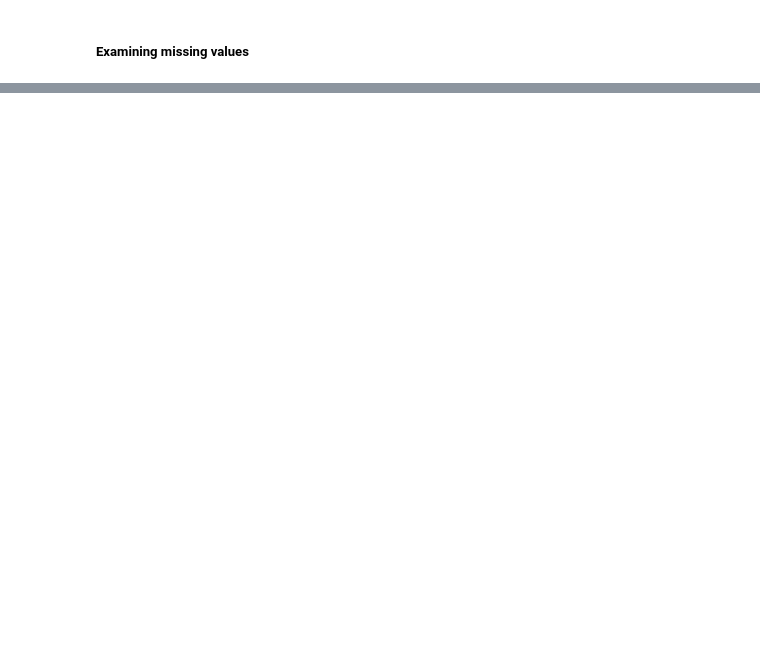
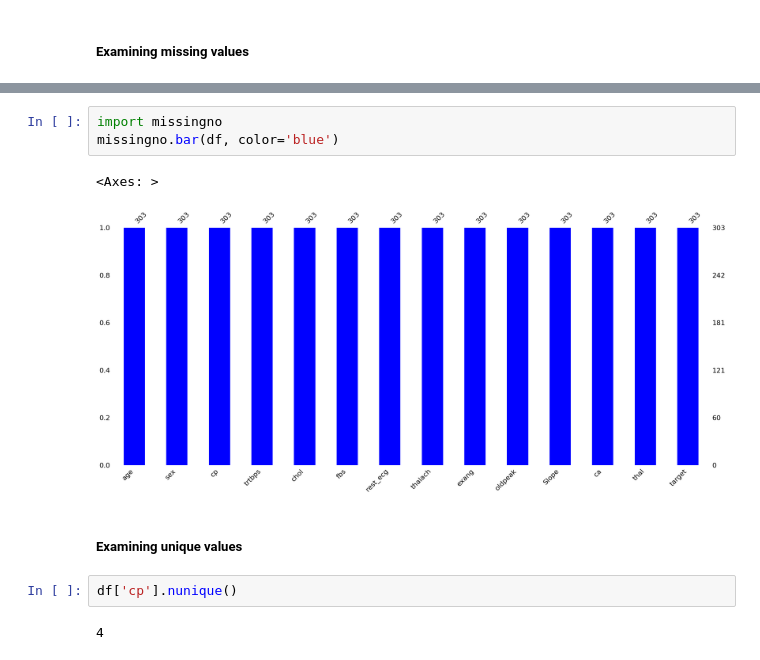
Before and after one commit to Shreya-khandelwal/Heart-Attack-Prediction-Analysis, a Jupyter notebook: code.ipynb, the cells around one changed output, grey strips where cells are left out. Cells and saved outputs as stored; diff of their text form; blank space fills up the shorter version.

```diff
--- a/code.ipynb
+++ b/code.ipynb
@@ -84,0 +146,12 @@ memory usage: 33.3 KB
+# %%
+import missingno
+missingno.bar(df, color='blue')
+# %% [output]
+<Axes: >
+[figure, added]
+# %% [markdown]
+##### Examining unique values
+# %%
+df['cp'].nunique()
+# %% [output]
+4
```
Also changed, not shown: parts of 4 cells of this notebook.
